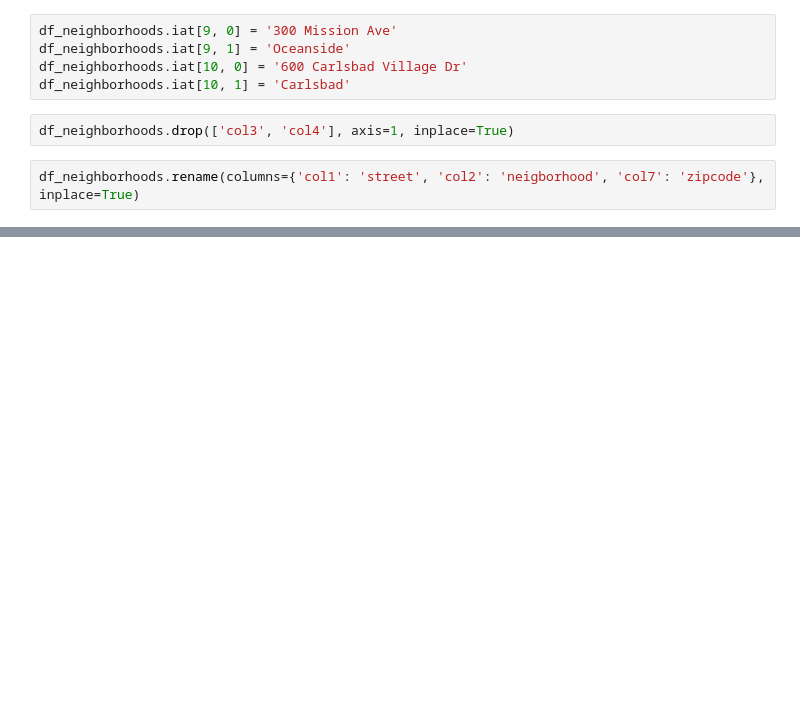
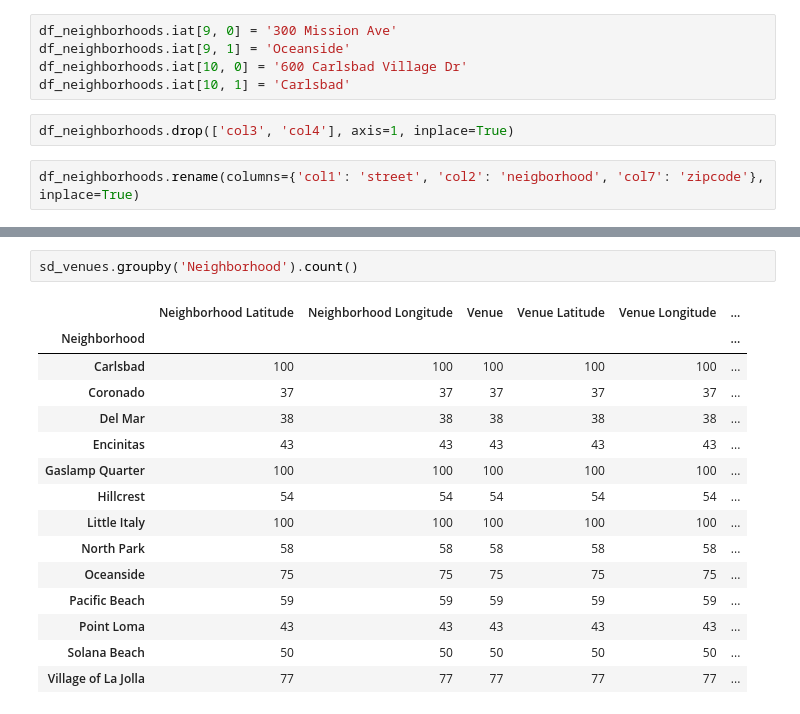
Before and after one commit to dominikalad/Coursera_Capstone, a Jupyter notebook: Capstone_DS_Project-Foursquare.ipynb, the cells around one changed output, grey strips where cells are left out. Drawn from its saved outputs; the diff is of its cells as text; blank space fills up the shorter version.

```diff
--- a/Capstone_DS_Project-Foursquare.ipynb
+++ b/Capstone_DS_Project-Foursquare.ipynb
@@ -88,0 +216,18 @@ df_neighborhoods
+# %%
+sd_venues.groupby('Neighborhood').count()
+# %% [output]
+|  | Neighborhood Latitude | Neighborhood Longitude | Venue | Venue Latitude | Venue Longitude | ... |
+| Neighborhood |  |  |  |  |  | ... |
+| Carlsbad | 100 | 100 | 100 | 100 | 100 | ... |
+| Coronado | 37 | 37 | 37 | 37 | 37 | ... |
+| Del Mar | 38 | 38 | 38 | 38 | 38 | ... |
+| Encinitas | 43 | 43 | 43 | 43 | 43 | ... |
+| Gaslamp Quarter | 100 | 100 | 100 | 100 | 100 | ... |
+| Hillcrest | 54 | 54 | 54 | 54 | 54 | ... |
+| Little Italy | 100 | 100 | 100 | 100 | 100 | ... |
+| North Park | 58 | 58 | 58 | 58 | 58 | ... |
+| Oceanside | 75 | 75 | 75 | 75 | 75 | ... |
+| Pacific Beach | 59 | 59 | 59 | 59 | 59 | ... |
+| Point Loma | 43 | 43 | 43 | 43 | 43 | ... |
+| Solana Beach | 50 | 50 | 50 | 50 | 50 | ... |
+| Village of La Jolla | 77 | 77 | 77 | 77 | 77 | ... |
```
Also changed, not shown: parts of 16 cells of this notebook.
